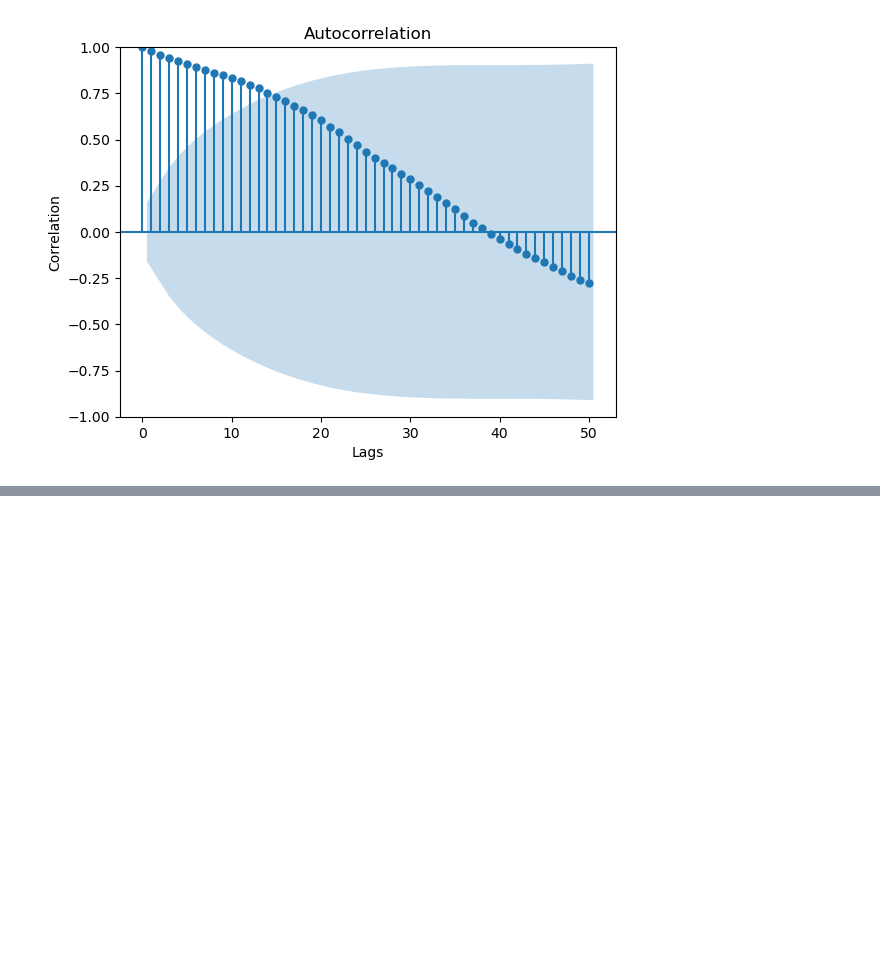
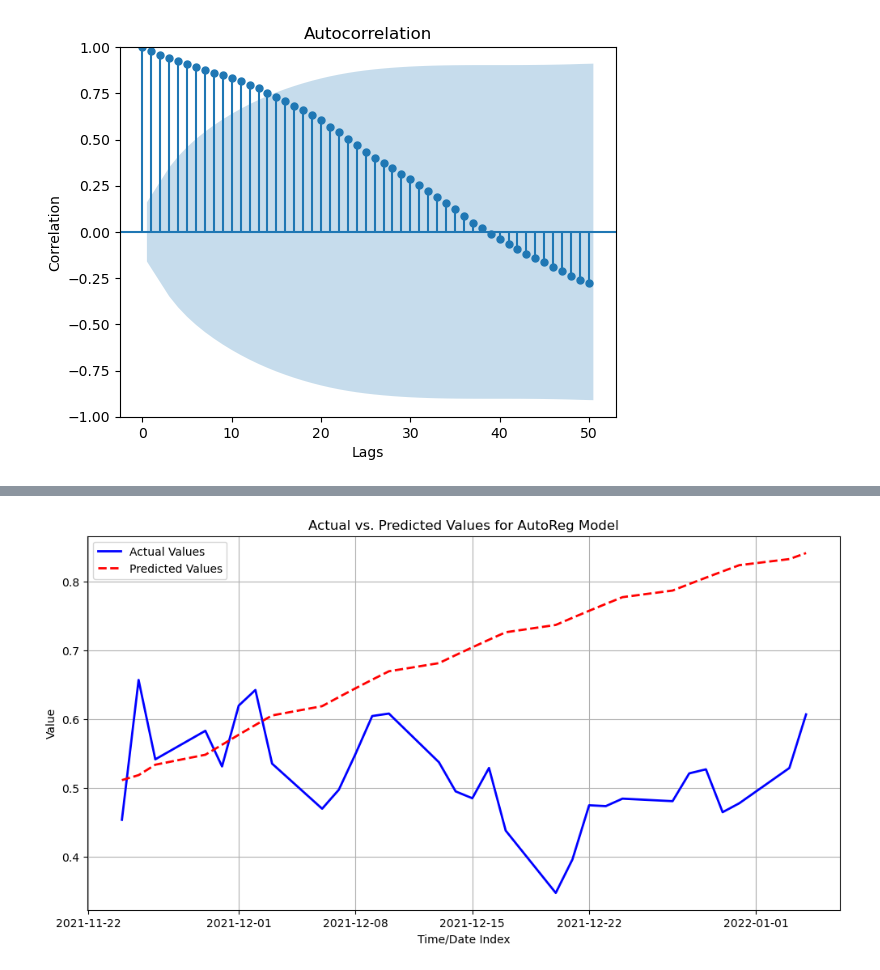
Before and after one commit to Remi97-hub/Time-Series-Analysis, a Jupyter notebook: TSA ADF test.ipynb, the cells around one changed output, grey strips where cells are left out. Drawn from its saved outputs; the diff is of its cells as text; code cells hidden in the pictures; blank space fills up the shorter version.

```diff
--- a/TSA ADF test.ipynb
+++ b/TSA ADF test.ipynb
@@ -307,0 +251,11 @@ SampEn
+# %%
+data=dataset[["Close"]].values
+from sklearn.preprocessing import MinMaxScaler
+ms=MinMaxScaler()
+data=ms.fit_transform(data)
+# %%
+size=int(len(dataset)*0.80)
+x_train=data[:size]
+x_test=data[size:]
+y_train=data[:size]
+y_test=data[size:]
@@ -307,0 +283,17 @@ SampEn
+# %%
+from statsmodels.tsa.ar_model import AutoReg
+from sklearn.metrics import mean_squared_error as mse,mean_absolute_percentage_error as mape
+#lag=list(range(1,5))
+trends=['n','t','c','ct']
+
+for i in range(1,5):
+    for t in trends:
+        m=AutoReg(x_train,lags=i,trend=t)
+        model=m.fit()
+        y_pred=model.predict(len(x_train),len(data)-1)
+        print("Lag {},Trend {}".format(i,t))
+        print("MSE:",mse(y_test,y_pred))
+        print("MaPe:",mape(y_test,y_pred))
+        print("__________________________")
+        if mse(y_test,y_pred)<=0.5 and mape(y_test,y_pred)<=0.1:
+            break
@@ -307,0 +329,18 @@ SampEn
+# %%
+plt.figure(figsize=(12, 6))
+
+#actual values
+
+plt.plot(dataset[size:].index, y_test, label='Actual Values', color='blue', linewidth=2)
+
+#predicted values
+plt.plot(dataset[size:].index, y_pred, label='Predicted Values', color='red', linestyle='--', linewidth=2)
+
+plt.title('Actual vs. Predicted Values for AutoReg Model')
+plt.xlabel('Time/Date Index')
+plt.ylabel('Value')
+plt.legend()
+plt.grid(True)
+plt.show()
+# %% [output]
+[figure, added]
```
Also changed, not shown: parts of 30 cells of this notebook.
